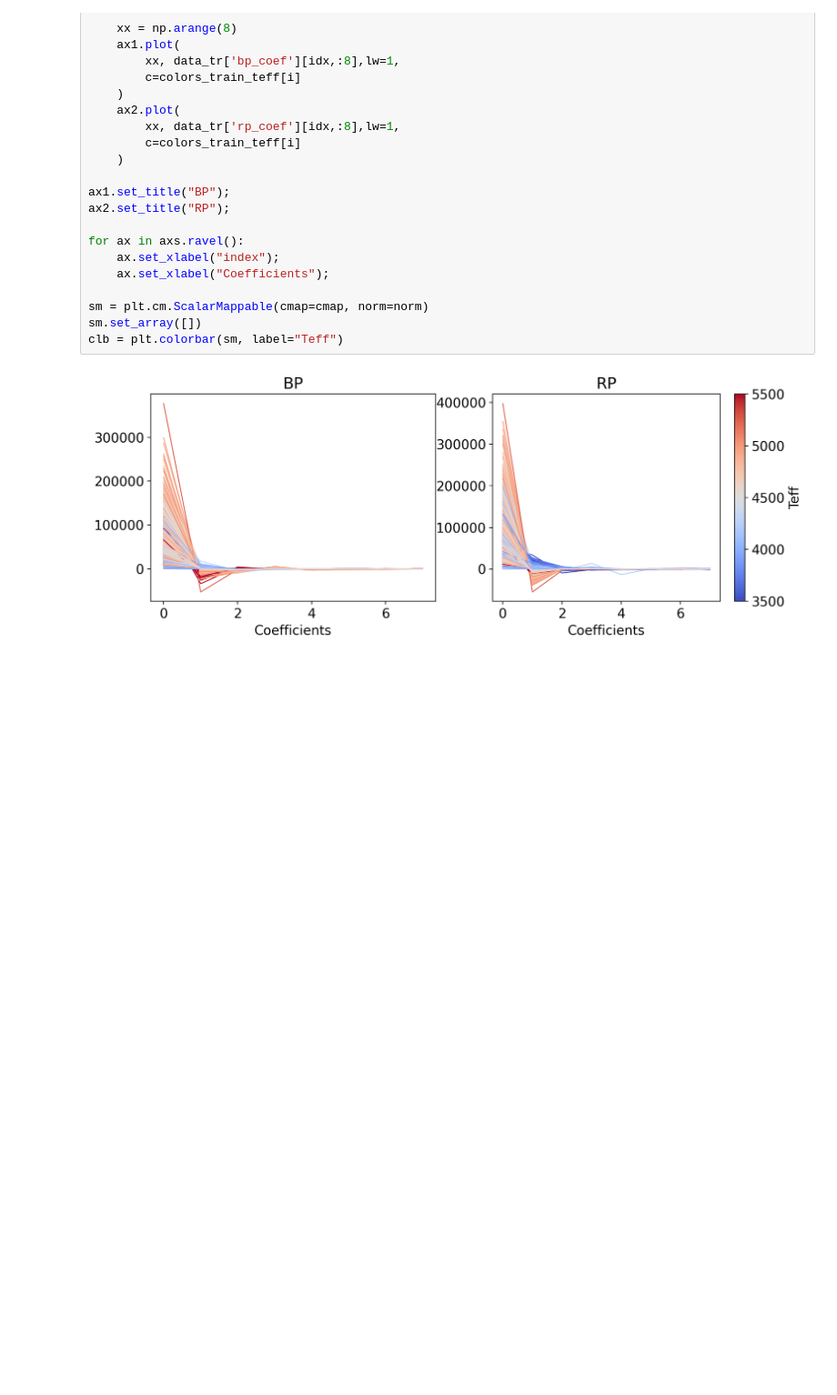
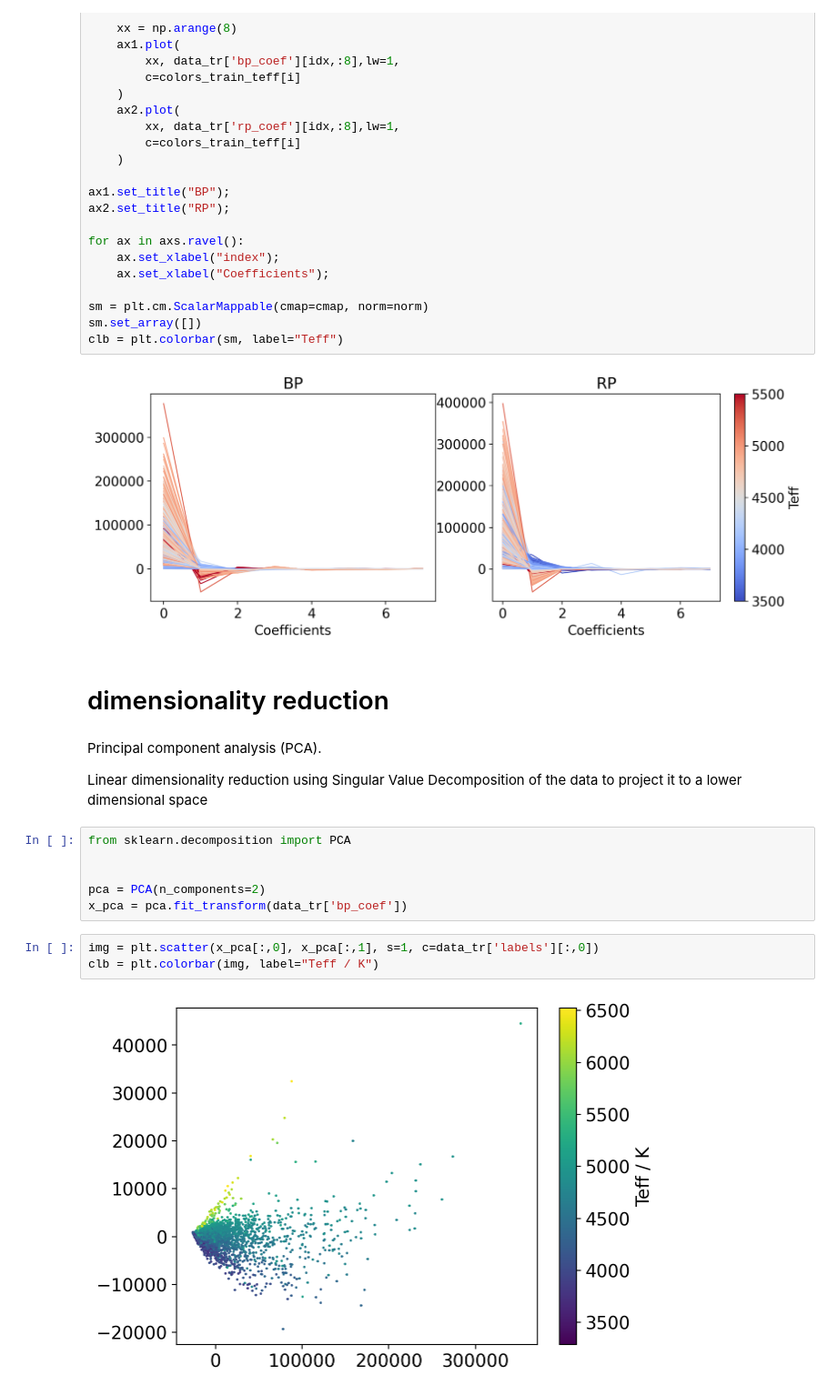
Before and after one commit to jiadonglee/aspgap, a Jupyter notebook: docs/assignments_data4physics.ipynb, the cells around one changed output. Shown at 91% size. Cells and saved outputs as stored; diff of their text form; blank space fills up the shorter version.

Commit message:
data4physics

```diff
--- a/docs/assignments_data4physics.ipynb
+++ b/docs/assignments_data4physics.ipynb
@@ -168,3 +149,20 @@ sm.set_array([])
 clb = plt.colorbar(sm, label="Teff")
 # %% [output]
 [figure]
+# %% [markdown]
+# dimensionality reduction
+# %% [markdown]
+Principal component analysis (PCA).
+
+Linear dimensionality reduction using Singular Value Decomposition of the data to project it to a lower dimensional space
+# %%
+from sklearn.decomposition import PCA
+
+
+pca = PCA(n_components=2)
+x_pca = pca.fit_transform(data_tr['bp_coef'])
+# %%
+img = plt.scatter(x_pca[:,0], x_pca[:,1], s=1, c=data_tr['labels'][:,0])
+clb = plt.colorbar(img, label="Teff / K")
+# %% [output]
+[figure, added]
```
Also changed, not shown: parts of 6 cells of this notebook.
